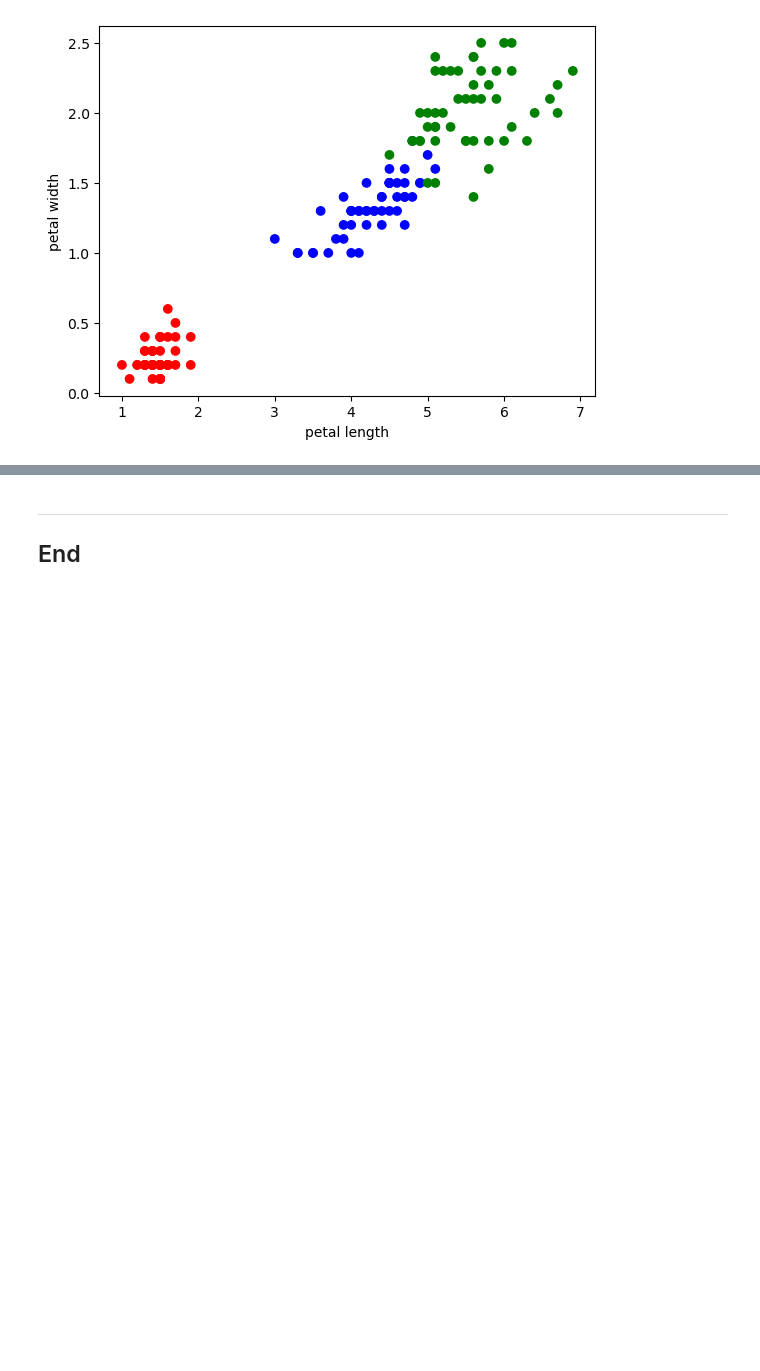
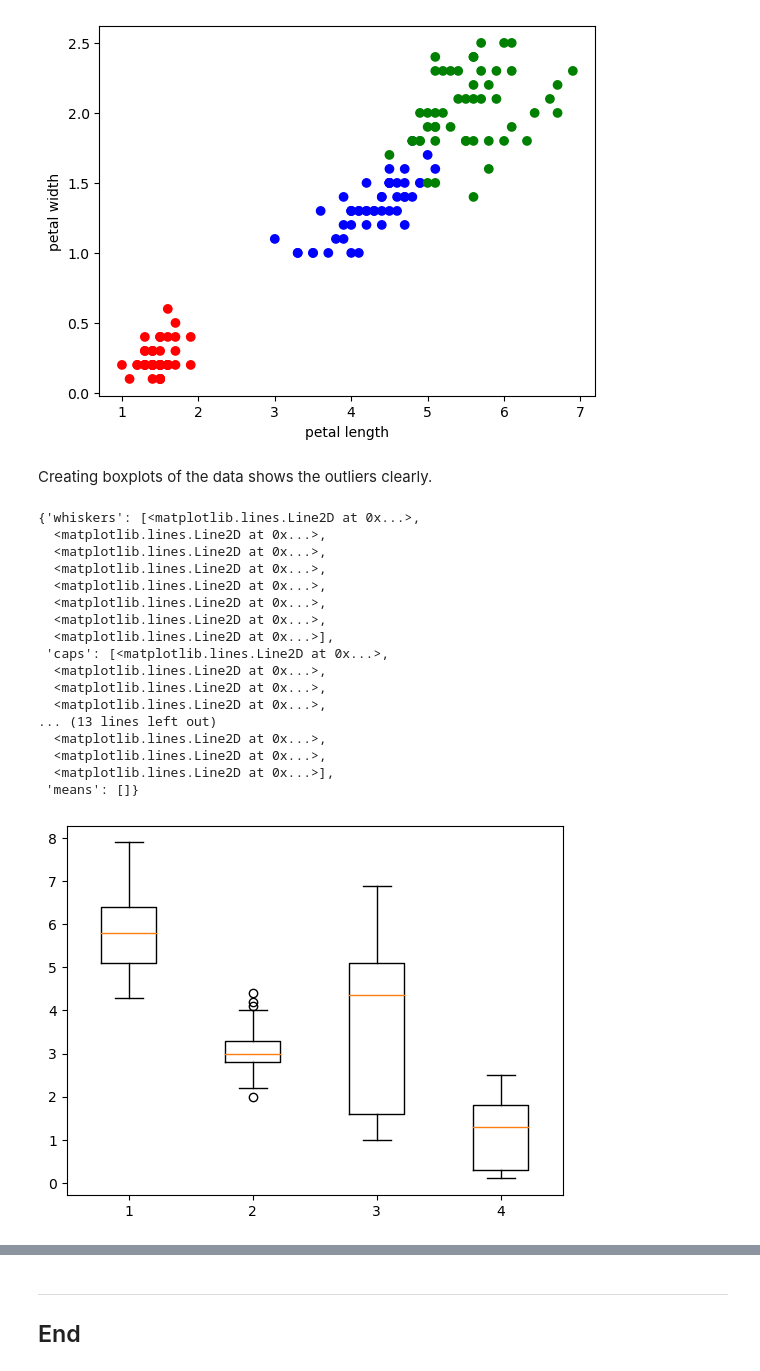
Before and after one commit to kevinsenan/4359-Fundamentals-of-Data-Analysis, a Jupyter notebook: Project.ipynb, the cells around one changed output, grey strips where cells are left out. Cells and saved outputs as stored; diff of their text form; code cells hidden in the pictures; blank space fills up the shorter version.

Commit message:
Creating box plots

```diff
--- a/Project.ipynb
+++ b/Project.ipynb
@@ -61,3 +68,26 @@ plt.ylabel(headers[3])
 # %% [output]
 Text(0, 0.5, 'petal width')
 [figure]
+# %% [markdown]
+Creating boxplots of the data shows the outliers clearly.
+# %%
+plt.boxplot([df[0], df[1], df[2], df[3]])
+# %% [output]
+{'whiskers': [<matplotlib.lines.Line2D at 0x...>,
+  <matplotlib.lines.Line2D at 0x...>,
+  <matplotlib.lines.Line2D at 0x...>,
+  <matplotlib.lines.Line2D at 0x...>,
+  <matplotlib.lines.Line2D at 0x...>,
+  <matplotlib.lines.Line2D at 0x...>,
+  <matplotlib.lines.Line2D at 0x...>,
+  <matplotlib.lines.Line2D at 0x...>],
+ 'caps': [<matplotlib.lines.Line2D at 0x...>,
+  <matplotlib.lines.Line2D at 0x...>,
+  <matplotlib.lines.Line2D at 0x...>,
+  <matplotlib.lines.Line2D at 0x...>,
+... (13 lines left out)
+  <matplotlib.lines.Line2D at 0x...>,
+  <matplotlib.lines.Line2D at 0x...>,
+  <matplotlib.lines.Line2D at 0x...>],
+ 'means': []}
+[figure, added]
```
Also changed, not shown: parts of 11 cells of this notebook, 1 other file.
